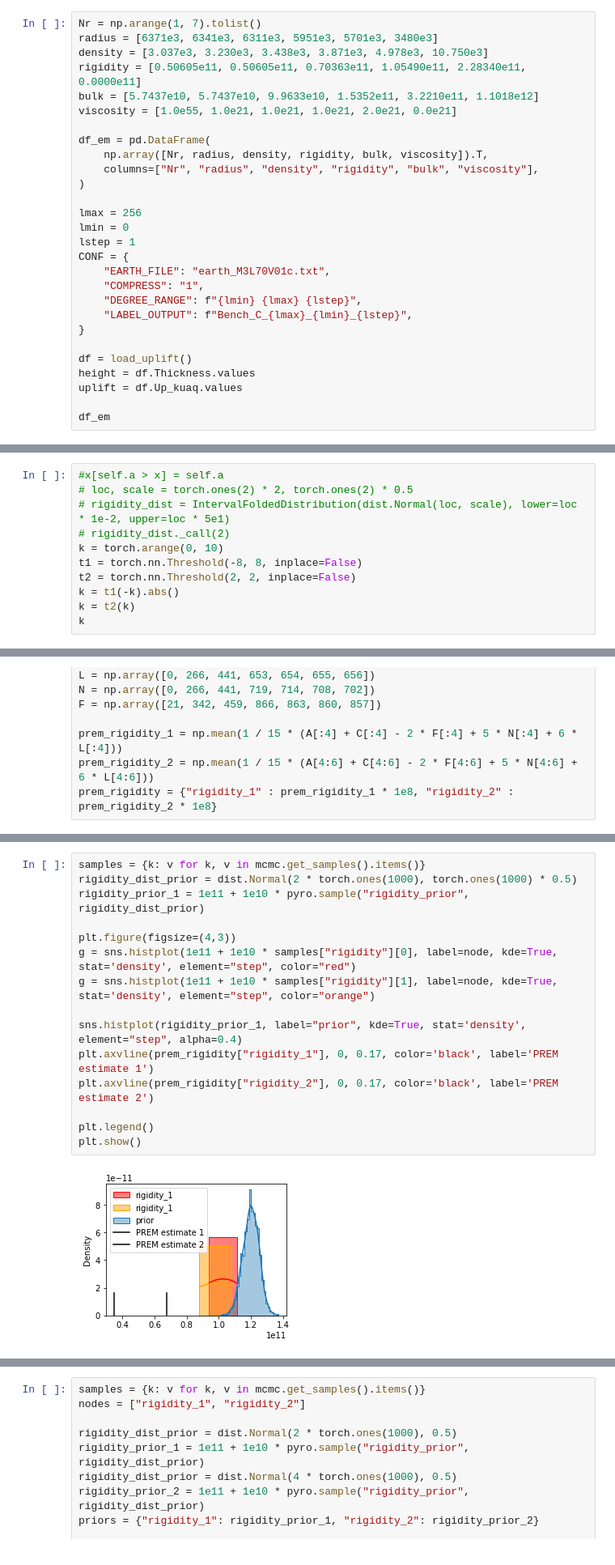
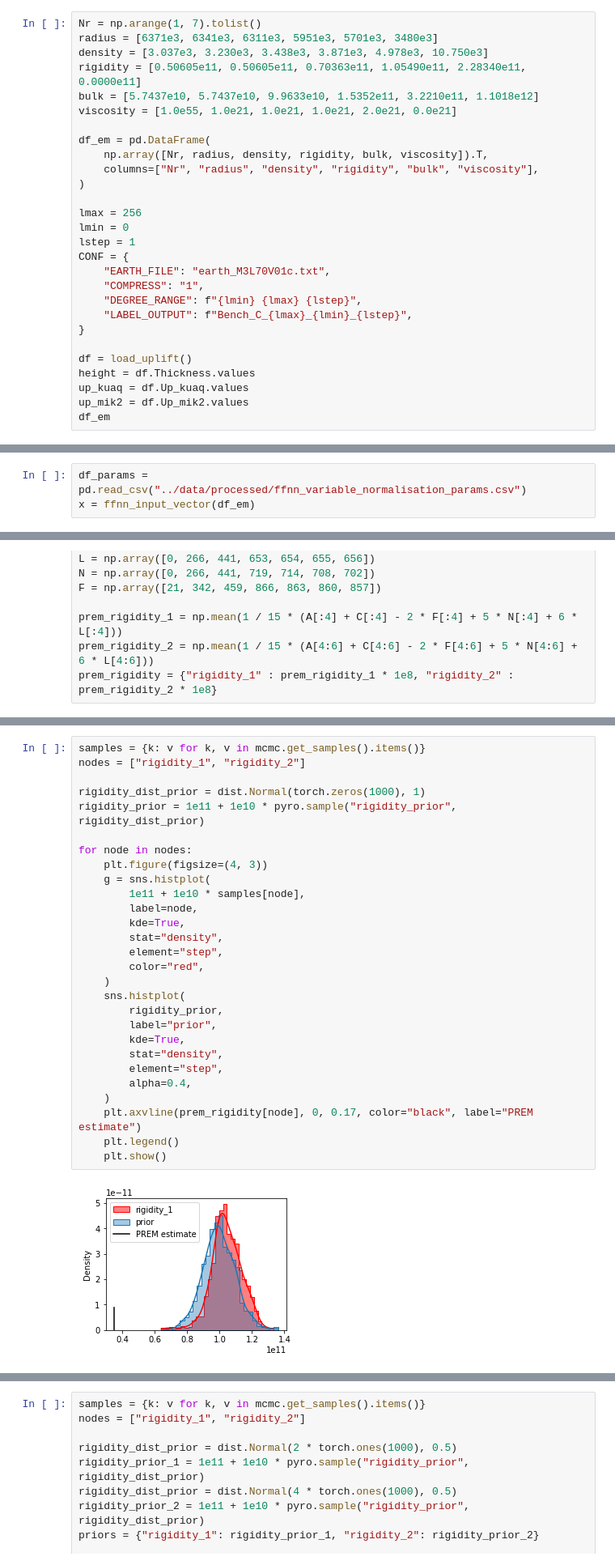
Before and after one commit to eyhl/premis, a Jupyter notebook: notebooks/model_pipeline.ipynb, the cells around one changed output, grey strips where cells are left out. Shown at 81% size. Saved outputs shown, nothing was run; the diff lists cells and outputs as text.

```diff
--- a/notebooks/model_pipeline.ipynb
+++ b/notebooks/model_pipeline.ipynb
@@ -58,8 +56,8 @@ CONF = {
 
 df = load_uplift()
 height = df.Thickness.values
-uplift = df.Up_kuaq.values
-
+up_kuaq = df.Up_kuaq.values
+up_mik2 = df.Up_mik2.values
 df_em
 # %% [output]
 Consider mio5.varmats_from_mat to split file into single variable files
@@ -97,3 +104,6 @@ x = ffnn_input_vector(df_em)
+# %%
+df_params = pd.read_csv("../data/processed/ffnn_variable_normalisation_params.csv")
+x = ffnn_input_vector(df_em)
 # %%
 ffnn = FFNN(31, 200, 258)  # in shape, n hidden, out shape
 ffnn.load_state_dict(torch.load("../models/ffnn_v0.pt"))
@@ -126,14 +151,3 @@ array([8.0000e+01, 6.3710e+06, 6.3410e+06, 6.3110e+06, 5.9510e+06,
        5.7437e+10, 9.9633e+10, 1.5352e+11, 3.2210e+11, 1.1018e+12,
        1.0000e+55, 1.0000e+21, 1.0000e+21, 1.0000e+21, 2.0000e+21,
        0.0000e+00])
-# %%
-#x[self.a > x] = self.a
-# loc, scale = torch.ones(2) * 2, torch.ones(2) * 0.5
-# rigidity_dist = IntervalFoldedDistribution(dist.Normal(loc, scale), lower=loc * 1e-2, upper=loc * 5e1)
-# rigidity_dist._call(2)
-k = torch.arange(0, 10)
-t1 = torch.nn.Threshold(-8, 8, inplace=False)
-t2 = torch.nn.Threshold(2, 2, inplace=False)
-k = t1(-k).abs()
-k = t2(k)
-k
@@ -222,17 +285,30 @@ tensor([-0.0165, -0.5530,  0.5337,  0.5392,  0.0026, -0.3256,  0.0755,  0.3916,
 # %%
 samples = {k: v for k, v in mcmc.get_samples().items()}
-rigidity_dist_prior = dist.Normal(2 * torch.ones(1000), torch.ones(1000) * 0.5)
-rigidity_prior_1 = 1e11 + 1e10 * pyro.sample("rigidity_prior", rigidity_dist_prior)
+nodes = ["rigidity_1", "rigidity_2"]
 
-plt.figure(figsize=(4,3))
-g = sns.histplot(1e11 + 1e10 * samples["rigidity"][0], label=node, kde=True, stat='density', element="step", color="red")
-g = sns.histplot(1e11 + 1e10 * samples["rigidity"][1], label=node, kde=True, stat='density', element="step", color="orange")
+rigidity_dist_prior = dist.Normal(torch.zeros(1000), 1)
+rigidity_prior = 1e11 + 1e10 * pyro.sample("rigidity_prior", rigidity_dist_prior)
 
-sns.histplot(rigidity_prior_1, label="prior", kde=True, stat='density', element="step", alpha=0.4)
-plt.axvline(prem_rigidity["rigidity_1"], 0, 0.17, color='black', label='PREM estimate 1')
-plt.axvline(prem_rigidity["rigidity_2"], 0, 0.17, color='black', label='PREM estimate 2')
-
-plt.legend()
-plt.show()
+for node in nodes:
+    plt.figure(figsize=(4, 3))
+    g = sns.histplot(
+        1e11 + 1e10 * samples[node],
+        label=node,
+        kde=True,
+        stat="density",
+        element="step",
+        color="red",
+    )
+    sns.histplot(
+        rigidity_prior,
+        label="prior",
+        kde=True,
+        stat="density",
+        element="step",
+        alpha=0.4,
+    )
+    plt.axvline(prem_rigidity[node], 0, 0.17, color="black", label="PREM estimate")
+    plt.legend()
+    plt.show()
 # %% [output]
-[figure, old version]
+[figure, new version]
```
Also changed, not shown: parts of 11 cells of this notebook, 1 other file.
